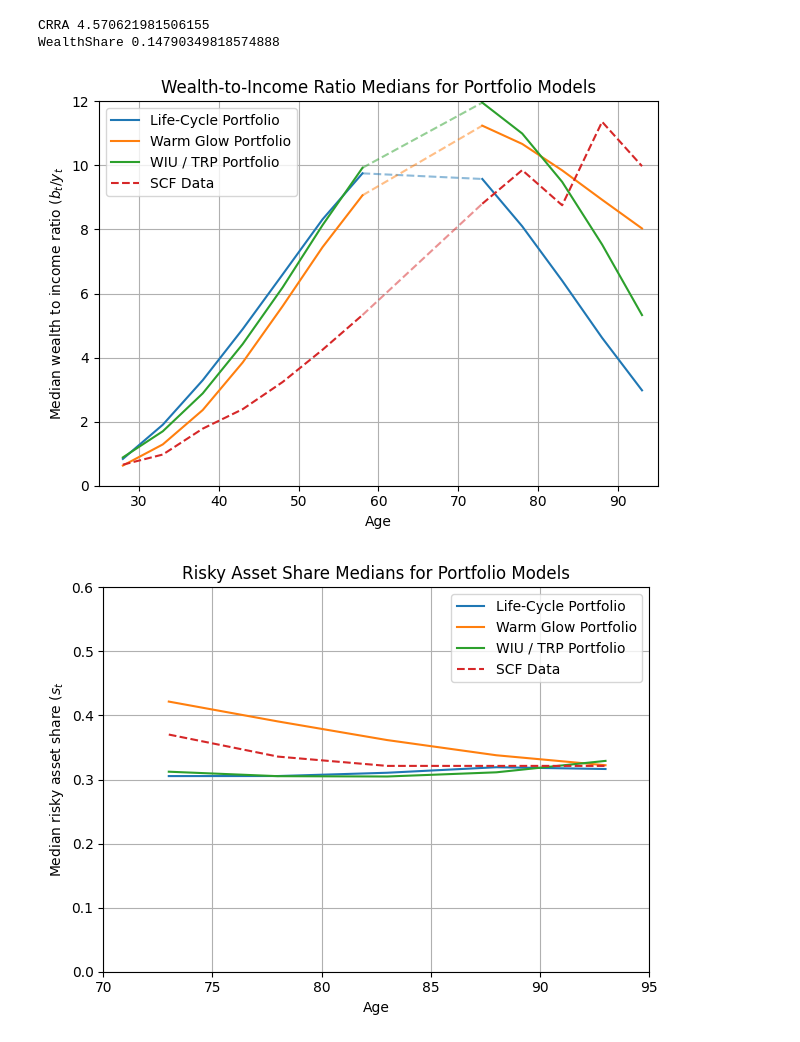
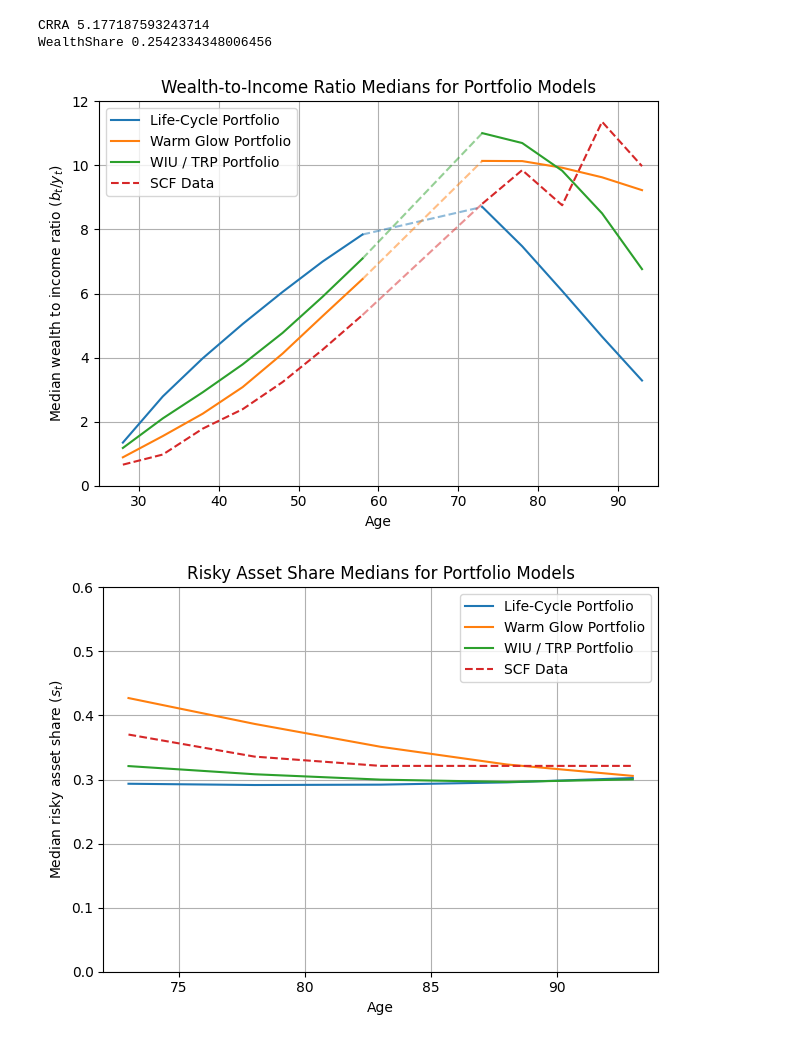
Before and after one commit to econ-ark/Life-Cycle-Prime-Time, a Jupyter notebook: src/notebooks/Model_Comparisons.ipynb, the cells around one changed output. Drawn from its saved outputs; the diff is of its cells as text; code cells hidden in the pictures.

```diff
--- a/src/notebooks/Model_Comparisons.ipynb
+++ b/src/notebooks/Model_Comparisons.ipynb
@@ -17,7 +17,7 @@ from estimark.snp import snp_data_full
 # results_dir = "../../docs/tables/TRP/"  # This is AEL's
 results_dir = "../estimark/docs/tables/min/" # This is MNW's
 # %%
-csv_file_path = results_dir + "Portfolio_estimate_results.csv"
+csv_file_path = results_dir + "PortfolioW_estimate_results.csv"
 res = pd.read_csv(csv_file_path, header=None)
 res = res.set_index(res.columns[0])[res.columns[1]].to_dict()
 # %%
@@ -29,5 +29,5 @@ CRRA 6.477747007551802
 # %%
-csv_file_path = results_dir + "WarmGlowPortfolio_estimate_results.csv"
+csv_file_path = results_dir + "WarmGlowPortfolioW_estimate_results.csv"
 res = pd.read_csv(csv_file_path, header=None)
 res = res.set_index(res.columns[0])[res.columns[1]].to_dict()
 # %%
@@ -43,5 +43,5 @@ BeqInt 0.2958132234780173
 # %%
-csv_file_path = results_dir + "WealthPortfolio_estimate_results.csv"
+csv_file_path = results_dir + "WealthPortfolioW_estimate_results.csv"
 res = pd.read_csv(csv_file_path, header=None)
 res = res.set_index(res.columns[0])[res.columns[1]].to_dict()
 # %%
@@ -50,8 +50,8 @@ trp_est_params = [float(res["CRRA"]), float(res["WealthShare"])]
 print("CRRA", trp_est_params[0])
 print("WealthShare", trp_est_params[1])
 # %% [output]
-CRRA 4.570621981506155
-WealthShare 0.14790349818574888
+CRRA 5.177187593243714
+WealthShare 0.2542334348006456
 # %%
 agents = [portfolio_agent, warmglow_agent, trp_agent]
 # %%
@@ -125,21 +125,22 @@ plt.legend()
 plt.tight_layout()
 plt.show()
 # %% [output]
-[figure, old version]
+[figure, new version]
 # %%
 plt.plot(age_vec_old, portfolio_share_moments, '-', color=colors[0], label="Life-Cycle Portfolio")
 plt.plot(age_vec_old, warmglow_share_moments, '-', color=colors[1], label="Warm Glow Portfolio")
 plt.plot(age_vec_old, trp_share_moments, '-', color=colors[2], label="WIU / TRP Portfolio")
 plt.plot(age_vec_old, emp_share_moments, '--', color=colors[3], label="SCF Data")
 
 plt.xlabel('Age')
 plt.ylabel(r"Median risky asset share ($s_t$)")
 plt.title("Risky Asset Share Medians for Portfolio Models")
-plt.xlim(70, 95)
+plt.xlim(72, 94)
+plt.xticks([75,80,85,90])
 plt.ylim(0.0, 0.6)
 plt.grid()
 plt.legend()
 plt.tight_layout()
 plt.show()
 # %% [output]
-[figure, old version]
+[figure, new version]
```
Also changed, not shown: parts of 2 cells of this notebook, 32 other files.
